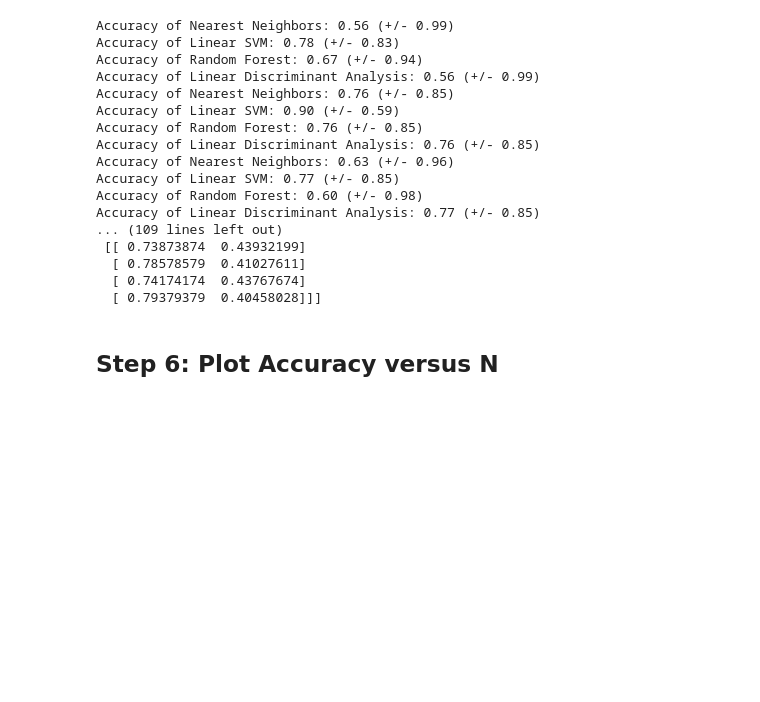
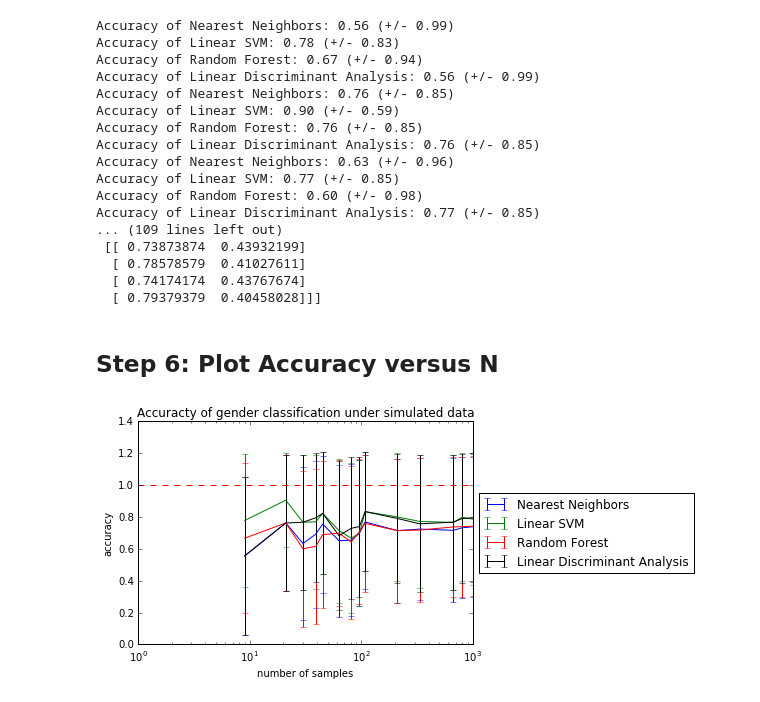
Before and after one commit to Upward-Spiral-Science/claritycontrol, a Jupyter notebook: code/Simulated Classifcation.ipynb, the cells around one changed output. Saved outputs shown, nothing was run; the diff lists cells and outputs as text; code cells hidden in the pictures; blank space fills up the shorter version.

```diff
--- a/code/Simulated Classifcation.ipynb
+++ b/code/Simulated Classifcation.ipynb
@@ -212,13 +212,15 @@ Accuracy of Linear Discriminant Analysis: 0.77 (+/- 0.85)
 # %%
 plt.errorbar(S, accuracy[:,0,0], yerr = accuracy[:,0,1], hold=True, label=names[0])
 plt.errorbar(S, accuracy[:,1,0], yerr = accuracy[:,1,1], color='green', hold=True, label=names[1])
 plt.errorbar(S, accuracy[:,2,0], yerr = accuracy[:,2,1], color='red', hold=True, label=names[2])
 plt.errorbar(S, accuracy[:,3,0], yerr = accuracy[:,3,1], color='black', hold=True, label=names[3])
-plt.errorbar(S, accuracy[:,4,0], yerr = accuracy[:,4,1], color='brown', hold=True, label=names[4])
+# plt.errorbar(S, accuracy[:,4,0], yerr = accuracy[:,4,1], color='brown', hold=True, label=names[4])
 plt.xscale('log')
 plt.xlabel('number of samples')
 plt.ylabel('accuracy')
 plt.title('Accuracty of gender classification under simulated data')
 plt.axhline(1, color='red', linestyle='--')
 plt.legend(loc='center left', bbox_to_anchor=(1, 0.5))
 plt.show()
+# %% [output]
+[figure, added]
```
